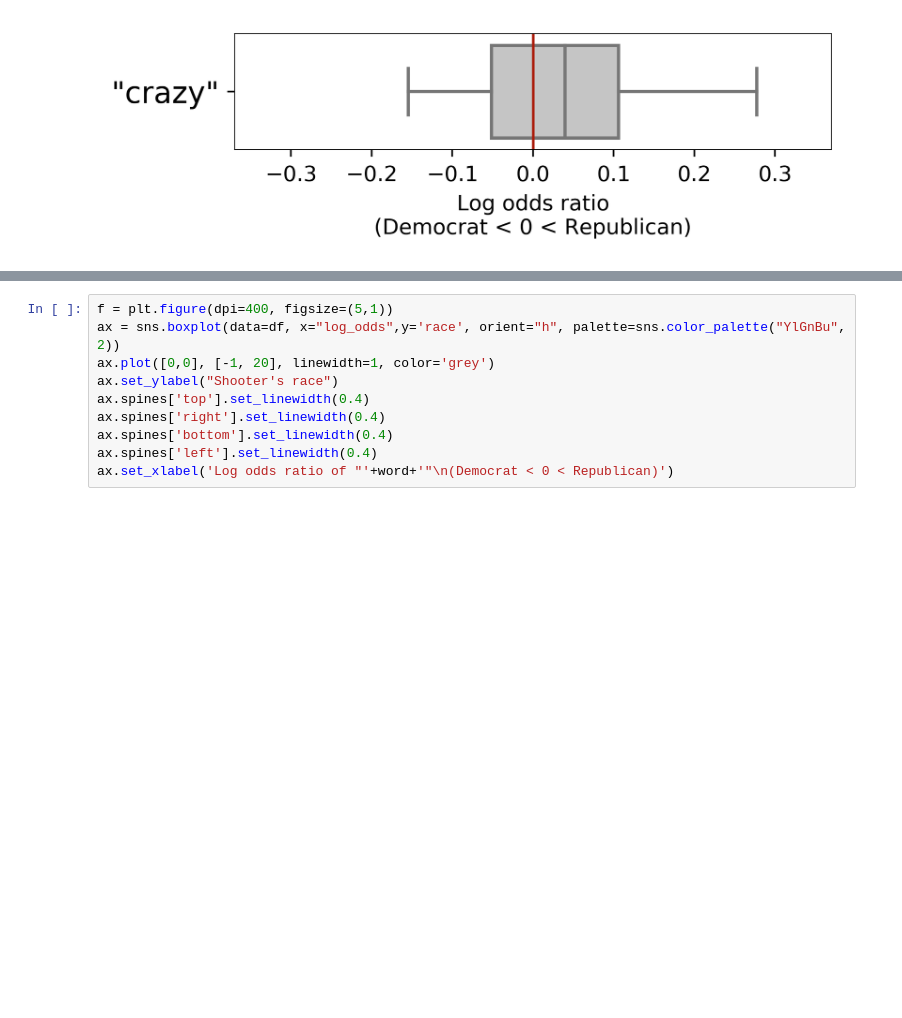
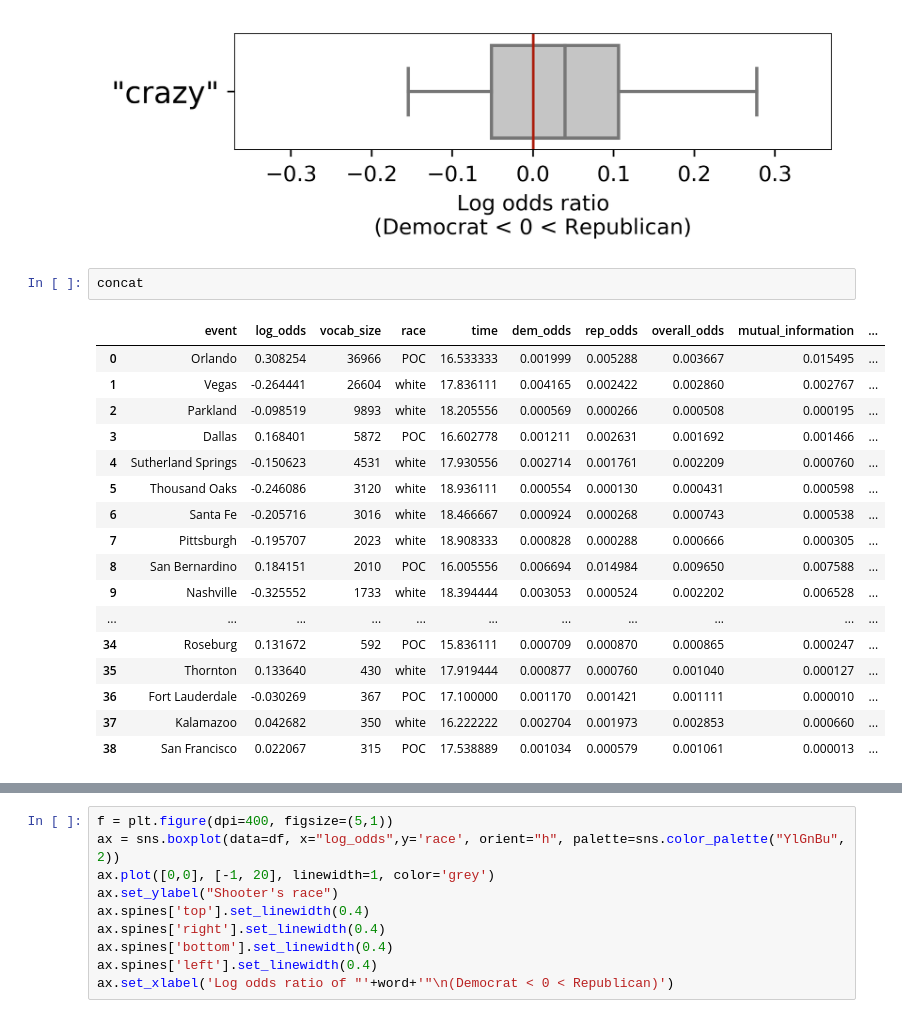
Before and after one commit to ddemszky/framing-twitter, a Jupyter notebook: 4_word_partisanship/plot word partisanship.ipynb, the cells around one changed output, grey strips where cells are left out. Cells and saved outputs as stored; diff of their text form; blank space fills up the shorter version.

```diff
--- a/4_word_partisanship/plot word partisanship.ipynb
+++ b/4_word_partisanship/plot word partisanship.ipynb
@@ -230,5 +274,25 @@ ax.set_xlabel('Log odds ratio\n(Democrat < 0 < Republican)')
 # %% [output]
 Text(0.5, 0, 'Log odds ratio\n(Democrat < 0 < Republican)')
 [figure]
+# %%
+concat
+# %% [output]
+|  | event | log_odds | vocab_size | race | time | dem_odds | rep_odds | overall_odds | mutual_information | ... |
+| 0 | Orlando | 0.308254 | 36966 | POC | 16.533333 | 0.001999 | 0.005288 | 0.003667 | 0.015495 | ... |
+| 1 | Vegas | -0.264441 | 26604 | white | 17.836111 | 0.004165 | 0.002422 | 0.002860 | 0.002767 | ... |
+| 2 | Parkland | -0.098519 | 9893 | white | 18.205556 | 0.000569 | 0.000266 | 0.000508 | 0.000195 | ... |
+| 3 | Dallas | 0.168401 | 5872 | POC | 16.602778 | 0.001211 | 0.002631 | 0.001692 | 0.001466 | ... |
+| 4 | Sutherland Springs | -0.150623 | 4531 | white | 17.930556 | 0.002714 | 0.001761 | 0.002209 | 0.000760 | ... |
+| 5 | Thousand Oaks | -0.246086 | 3120 | white | 18.936111 | 0.000554 | 0.000130 | 0.000431 | 0.000598 | ... |
+| 6 | Santa Fe | -0.205716 | 3016 | white | 18.466667 | 0.000924 | 0.000268 | 0.000743 | 0.000538 | ... |
+| 7 | Pittsburgh | -0.195707 | 2023 | white | 18.908333 | 0.000828 | 0.000288 | 0.000666 | 0.000305 | ... |
+| 8 | San Bernardino | 0.184151 | 2010 | POC | 16.005556 | 0.006694 | 0.014984 | 0.009650 | 0.007588 | ... |
+| 9 | Nashville | -0.325552 | 1733 | white | 18.394444 | 0.003053 | 0.000524 | 0.002202 | 0.006528 | ... |
+| ... | ... | ... | ... | ... | ... | ... | ... | ... | ... | ... |
+| 34 | Roseburg | 0.131672 | 592 | POC | 15.836111 | 0.000709 | 0.000870 | 0.000865 | 0.000247 | ... |
+| 35 | Thornton | 0.133640 | 430 | white | 17.919444 | 0.000877 | 0.000760 | 0.001040 | 0.000127 | ... |
+| 36 | Fort Lauderdale | -0.030269 | 367 | POC | 17.100000 | 0.001170 | 0.001421 | 0.001111 | 0.000010 | ... |
+| 37 | Kalamazoo | 0.042682 | 350 | white | 16.222222 | 0.002704 | 0.001973 | 0.002853 | 0.000660 | ... |
+| 38 | San Francisco | 0.022067 | 315 | POC | 17.538889 | 0.001034 | 0.000579 | 0.001061 | 0.000013 | ... |
 # %%
 f = plt.figure(dpi=400, figsize=(5,1))
```
Also changed, not shown: parts of 20 cells of this notebook, 11 other files.
